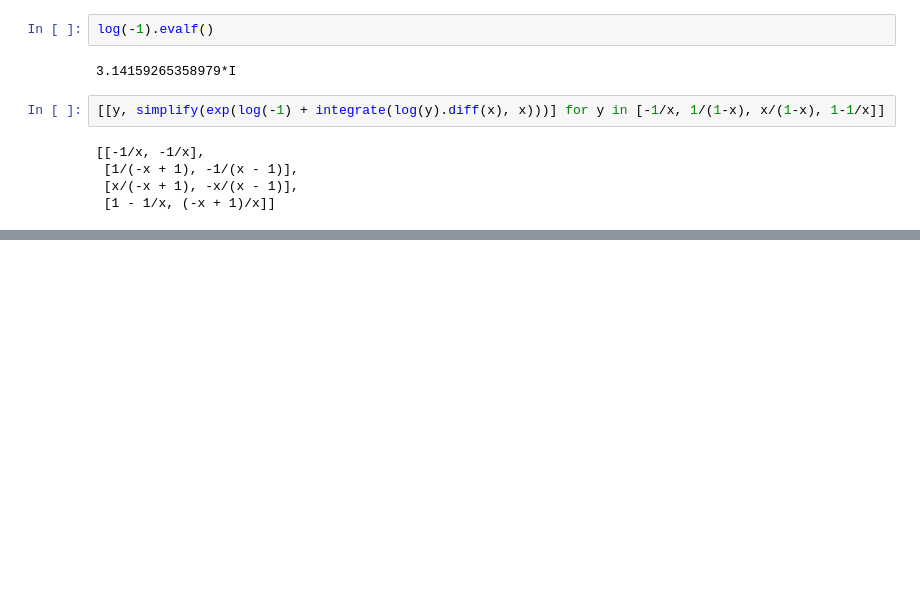
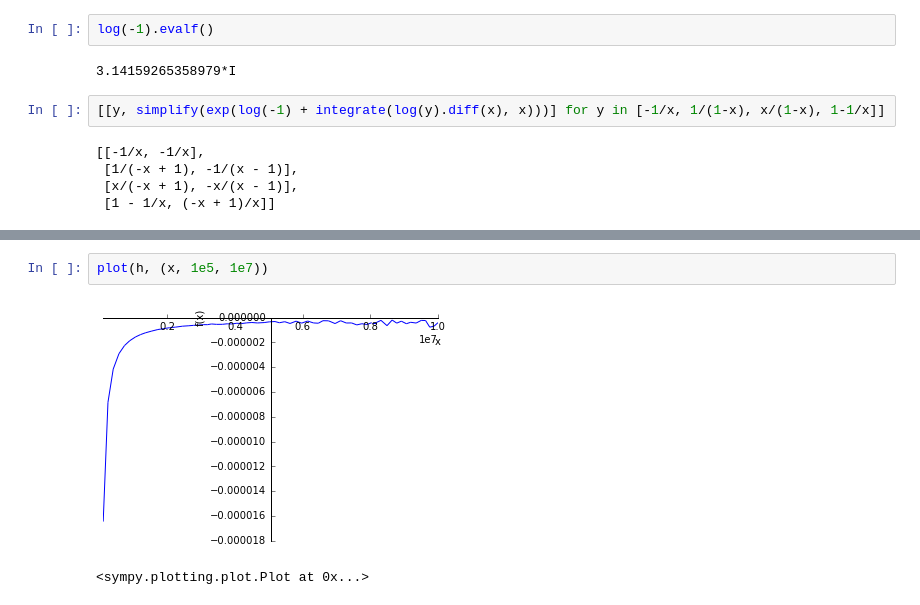
Before and after one commit to skaslev/zeta, a Jupyter notebook: digamma.ipynb, the cells around one changed output, grey strips where cells are left out. Drawn from its saved outputs; the diff is of its cells as text; blank space fills up the shorter version.

```diff
--- a/digamma.ipynb
+++ b/digamma.ipynb
@@ -102,0 +116,5 @@ log(-1).evalf()
+# %%
+plot(h, (x, 1e5, 1e7))
+# %% [output]
+[figure, added]
+<sympy.plotting.plot.Plot at 0x...>
```
Also changed, not shown: parts of 6 cells of this notebook.
